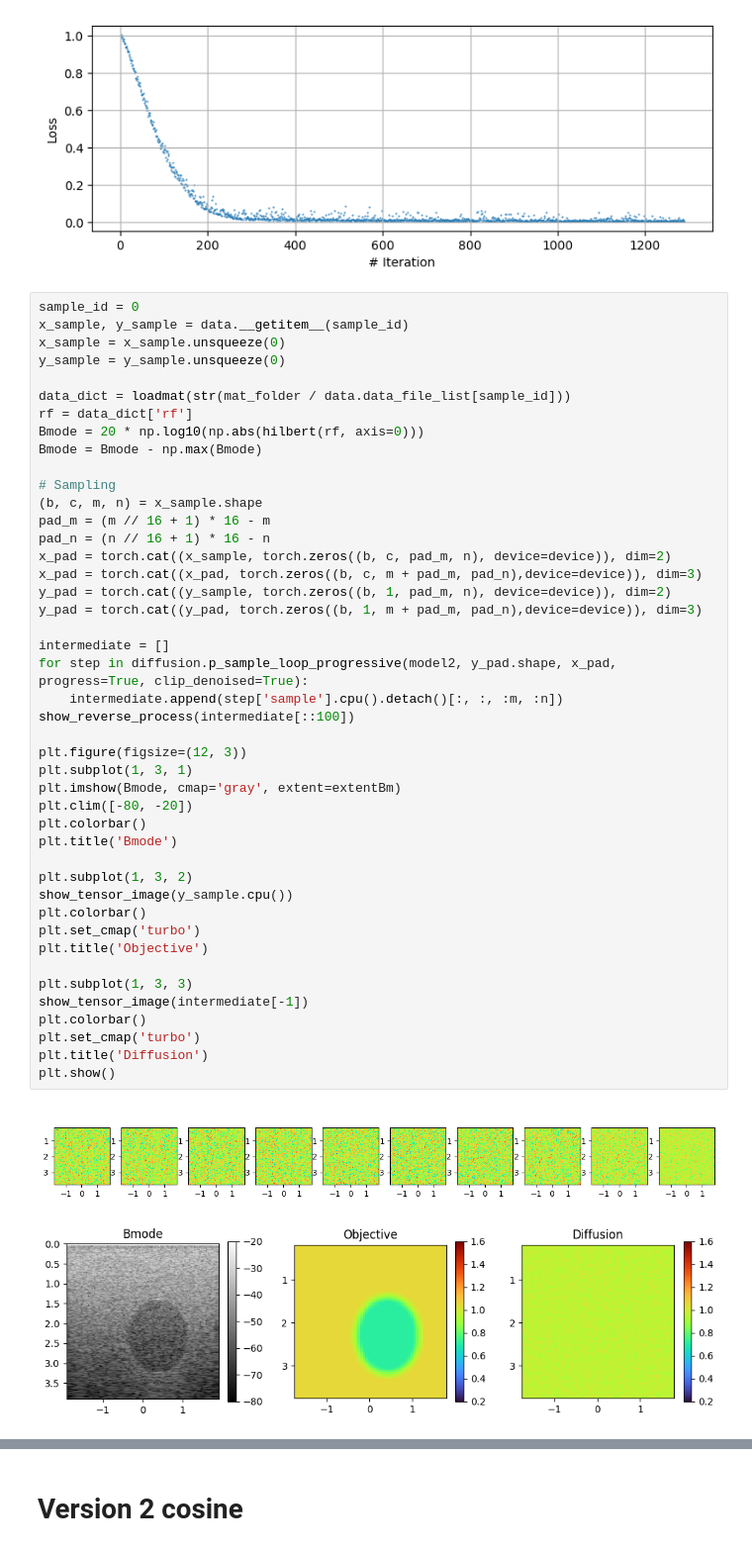
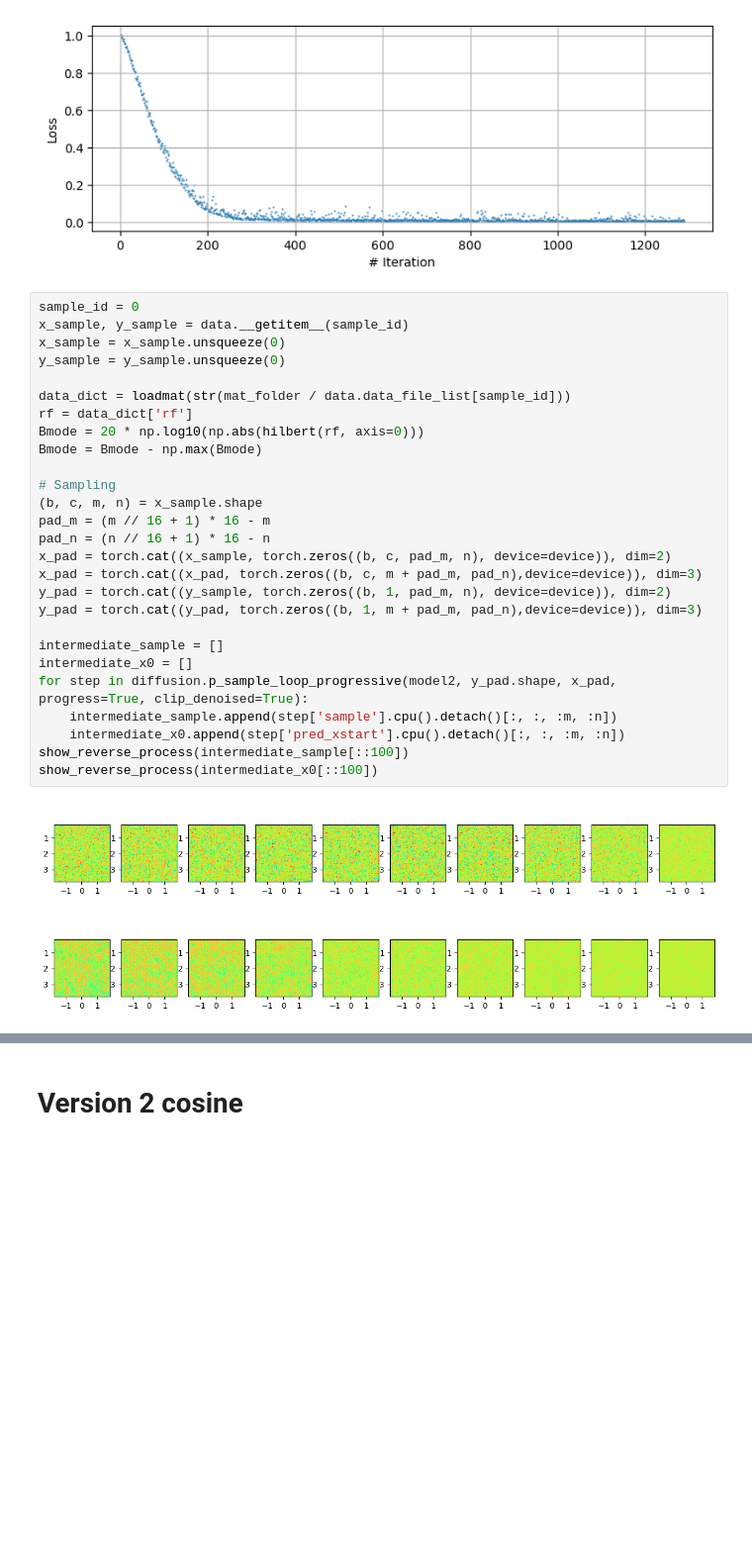
Before and after one commit to SebastianMerino/DL-Attenuation, a Jupyter notebook: sampling_simple_v2.ipynb, the cells around one changed output, grey strips where cells are left out. Shown at 99% size. Cells and saved outputs as stored; diff of their text form; blank space fills up the shorter version.

```diff
--- a/sampling_simple_v2.ipynb
+++ b/sampling_simple_v2.ipynb
@@ -94,47 +94,30 @@ Num params:  55719105
 # %%
 sample_id = 0
 x_sample, y_sample = data.__getitem__(sample_id)
 x_sample = x_sample.unsqueeze(0)
 y_sample = y_sample.unsqueeze(0)
 
 data_dict = loadmat(str(mat_folder / data.data_file_list[sample_id]))
 rf = data_dict['rf']
 Bmode = 20 * np.log10(np.abs(hilbert(rf, axis=0)))
 Bmode = Bmode - np.max(Bmode)
 
 # Sampling
 (b, c, m, n) = x_sample.shape
 pad_m = (m // 16 + 1) * 16 - m
 pad_n = (n // 16 + 1) * 16 - n
 x_pad = torch.cat((x_sample, torch.zeros((b, c, pad_m, n), device=device)), dim=2)
 x_pad = torch.cat((x_pad, torch.zeros((b, c, m + pad_m, pad_n),device=device)), dim=3)
 y_pad = torch.cat((y_sample, torch.zeros((b, 1, pad_m, n), device=device)), dim=2)
 y_pad = torch.cat((y_pad, torch.zeros((b, 1, m + pad_m, pad_n),device=device)), dim=3)
 
-intermediate = []
+intermediate_sample = []
+intermediate_x0 = []
 for step in diffusion.p_sample_loop_progressive(model2, y_pad.shape, x_pad, progress=True, clip_denoised=True):
-    intermediate.append(step['sample'].cpu().detach()[:, :, :m, :n])
-show_reverse_process(intermediate[::100])
-
-plt.figure(figsize=(12, 3))
-plt.subplot(1, 3, 1)
-plt.imshow(Bmode, cmap='gray', extent=extentBm)
-plt.clim([-80, -20])
-plt.colorbar()
-plt.title('Bmode')
-
-plt.subplot(1, 3, 2)
-show_tensor_image(y_sample.cpu())
-plt.colorbar()
-plt.set_cmap('turbo')
-plt.title('Objective')
-
-plt.subplot(1, 3, 3)
-show_tensor_image(intermediate[-1])
-plt.colorbar()
-plt.set_cmap('turbo')
-plt.title('Diffusion')
-plt.show()
+    intermediate_sample.append(step['sample'].cpu().detach()[:, :, :m, :n])
+    intermediate_x0.append(step['pred_xstart'].cpu().detach()[:, :, :m, :n])
+show_reverse_process(intermediate_sample[::100])
+show_reverse_process(intermediate_x0[::100])
 # %% [output]
-[figure, old version]
+[figure, new version]
-[figure, old version]
+[figure, new version]
```
Also changed, not shown: parts of 7 cells of this notebook, 3 other files.
